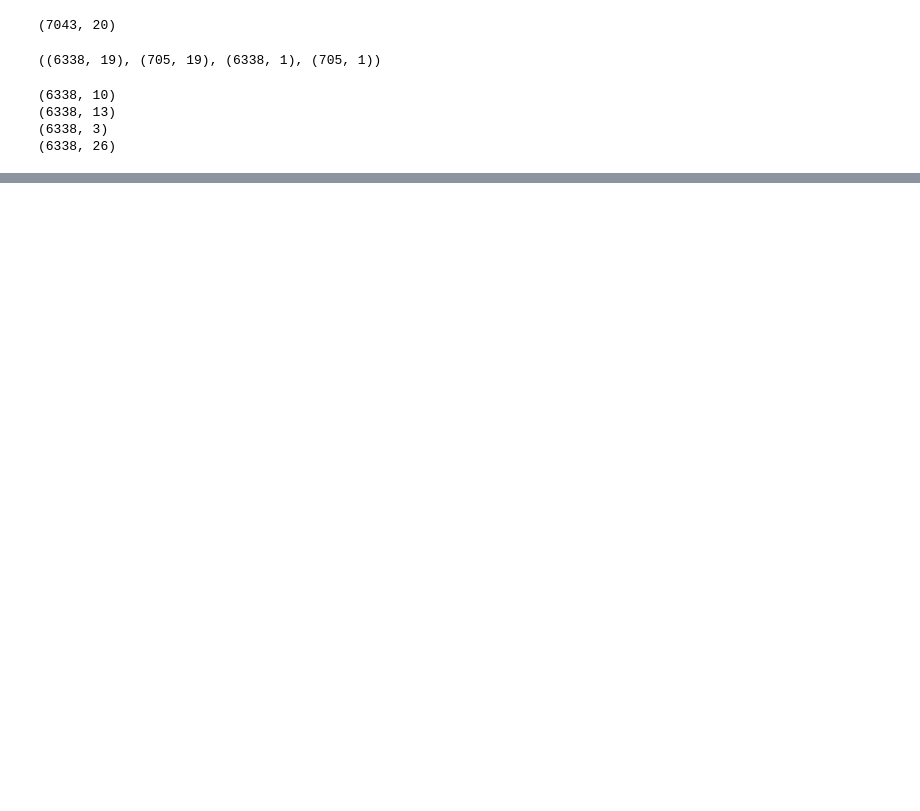
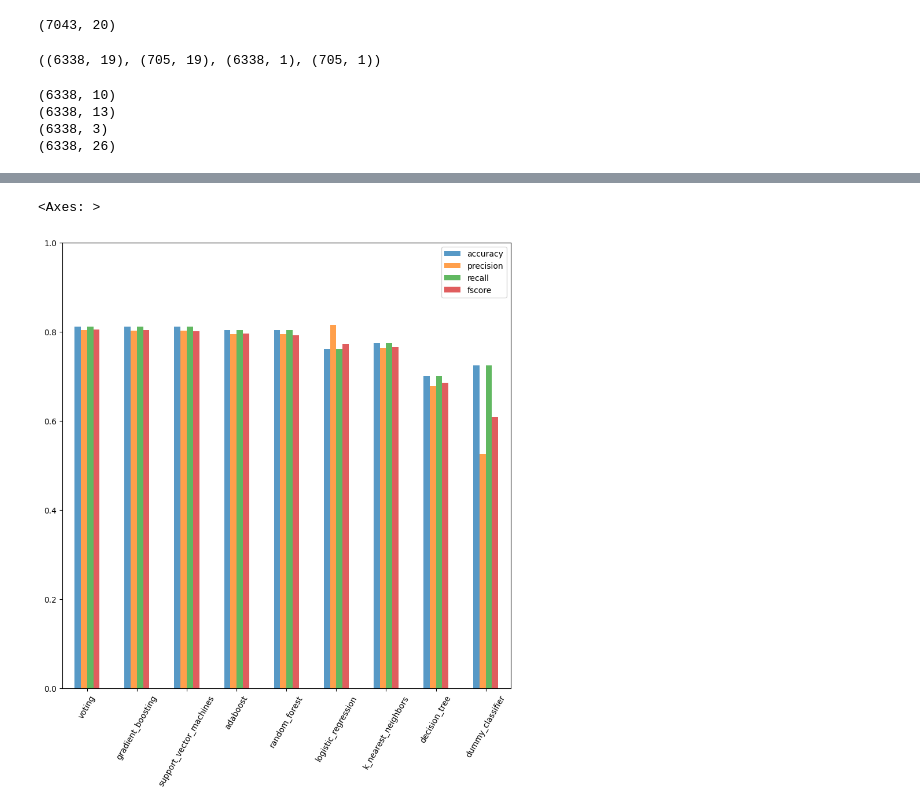
Before and after one commit to ishandandekar/Churnobyl, a Jupyter notebook: notebooks/01-model-experiments.ipynb, the cells around one changed output, grey strips where cells are left out. Saved outputs shown, nothing was run; the diff lists cells and outputs as text; code cells hidden in the pictures; blank space fills up the shorter version.

Commit message:
Run modelling experiments

```diff
--- a/notebooks/01-model-experiments.ipynb
+++ b/notebooks/01-model-experiments.ipynb
@@ -63,7 +69,7 @@ def custom_combiner(feature, category):
 scaler = preprocessing.StandardScaler().set_output(transform="pandas")
 encoder_ohe = preprocessing.OneHotEncoder(feature_name_combiner=custom_combiner)
 encoder_oe = preprocessing.OrdinalEncoder().set_output(transform="pandas")
-target_preprocessor = preprocessing.LabelEncoder()
+target_encoder = preprocessing.LabelEncoder()
 # %%
 X, y = df.drop(columns=TARGET), df[TARGET]
 X_train, X_test, y_train, y_test = model_selection.train_test_split(
@@ -128,15 +134,31 @@ X_to_test = pd.concat(
     ],
     axis=1,
 )
+
+# --------------------------------- #
+# Encode target variable
+target_encoder.fit(y_train)
+y_train = target_encoder.transform(y_train)
+y_test = target_encoder.transform(y_test)
+
+# --------------------------------- #
+# Saving the preprocessors
+preprocessors_names = [
+    "encoder_ohe_",
+    "encoder_oe_",
+    "scaler_standard_",
+    "target_encoder_",
+]
+trained_processors = [encoder_ohe, encoder_oe, scaler, target_encoder]
+for name, preprocessor in zip(preprocessors_names, trained_processors):
+    path_ = ARTIFACT_DIR / f"{name}.pkl"
+    with open(str(path_), "wb") as f:
+        pkl.dump(preprocessor, f)
 # %% [output]
 (6338, 10)
 (6338, 13)
 (6338, 3)
 (6338, 26)
-# %%
-target_preprocessor.fit(y_train)
-y_train = target_preprocessor.transform(y_train)
-y_test = target_preprocessor.transform(y_test)
 # %%
 def run_experiments(
     models,
@@ -148,6 +170,9 @@ def run_experiments(
     results = dict()
     for name, model in models:
         model.fit(X_train, y_train)
+        path_ = MODEL_DIR / f"{name}.pkl"
+        with open(path_, "wb") as f:
+            pkl.dump(preprocessor, f)
         predictions = model.predict(X_test)
         accuracy = metrics.accuracy_score(y_test, predictions)
         precision, recall, fscore, _ = metrics.precision_recall_fscore_support(
@@ -188,7 +213,14 @@ models = [
     ),
 ]
 
-results = run_experiments(models)
+results = run_experiments(
+    models=models,
+    X_train=X_to_train.to_numpy(),
+    y_train=y_train,
+    X_test=X_to_test.to_numpy(),
+    y_test=y_test,
+)
+results = results.T
 results.columns = ["accuracy", "precision", "recall", "fscore"]
 results = results.sort_values(by=["fscore"], ascending=False)
 results
@@ -196,0 +247,5 @@ ValueError: Found input variables with inconsistent numbers of samples: [6987, 6
+# %%
+results.plot(kind="bar", figsize=(10, 10), alpha=0.75, rot=60, ylim=(0, 1))
+# %% [output]
+<Axes: >
+[figure, added]
```
Also changed, not shown: parts of 2 cells of this notebook.
